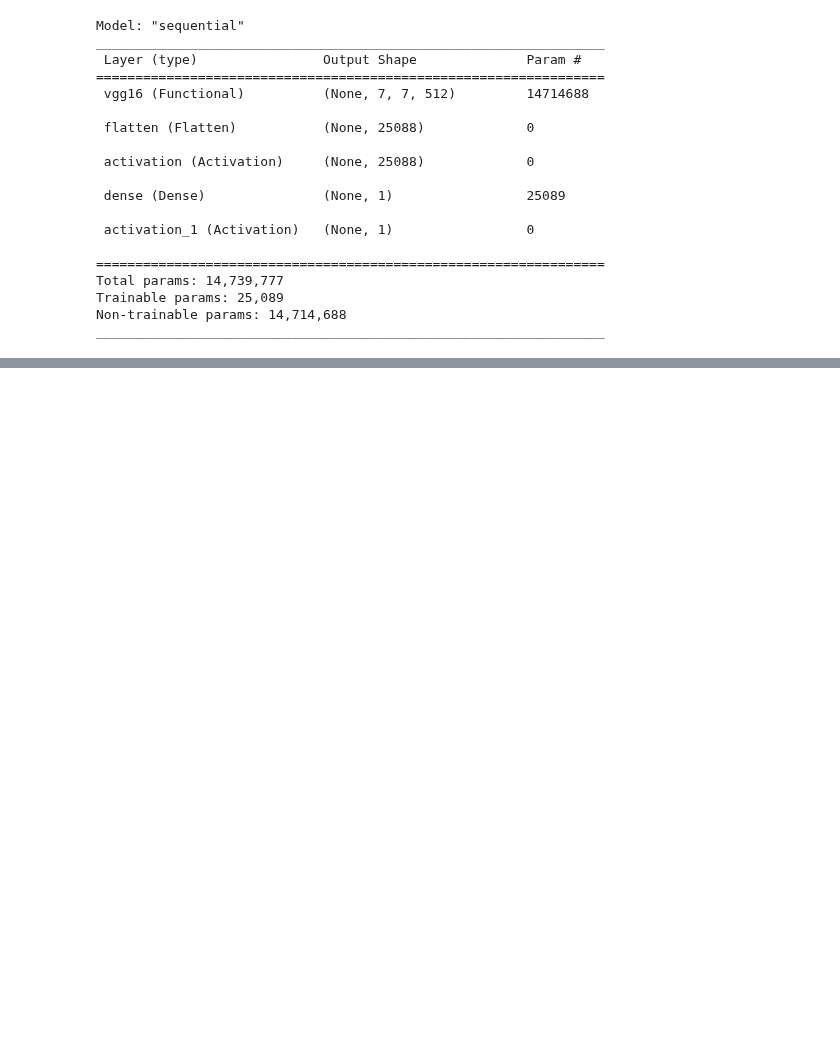
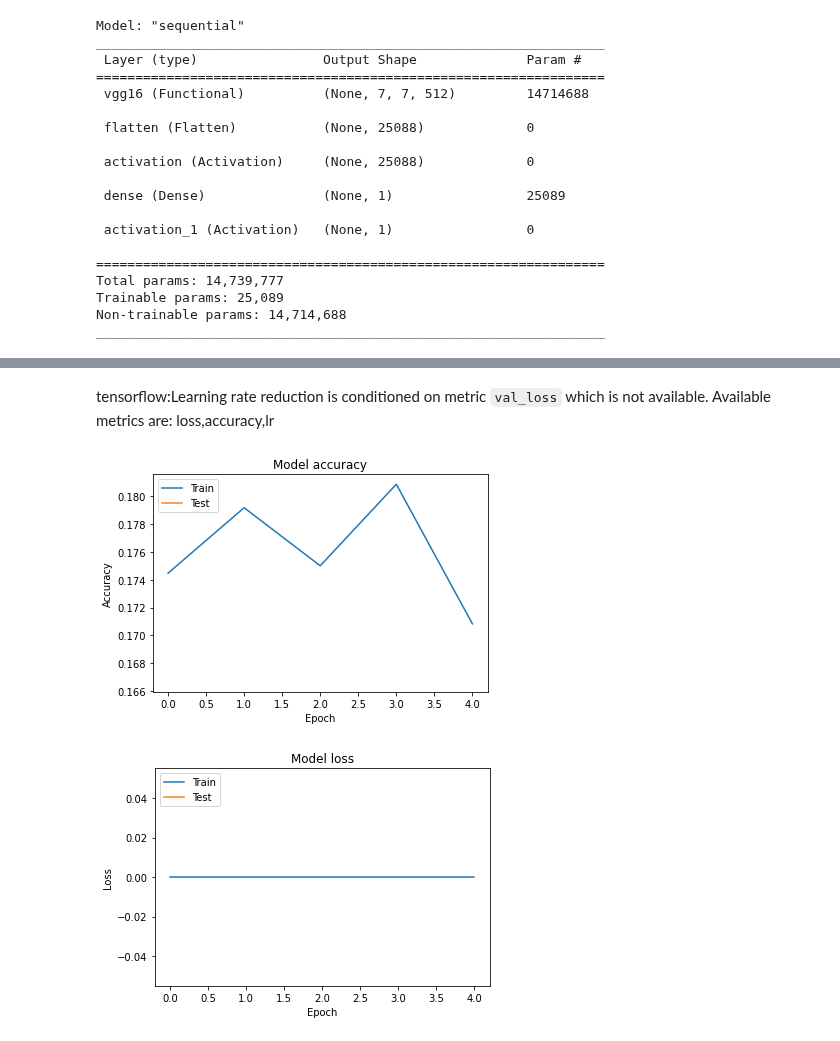
Before and after one commit to sunil3092/DBSEdu, a Jupyter notebook: Sem 2/Deep Learning/CA/CA2_40%/CA_2_Tensorflow_2.ipynb, the cells around one changed output, grey strips where cells are left out. Drawn from its saved outputs; the diff is of its cells as text; code cells hidden in the pictures; blank space fills up the shorter version.

```diff
--- a/Sem 2/Deep Learning/CA/CA2_40%/CA_2_Tensorflow_2.ipynb
+++ b/Sem 2/Deep Learning/CA/CA2_40%/CA_2_Tensorflow_2.ipynb
@@ -315,18 +348,18 @@ base_vgg16 = VGG16(weights='imagenet', include_top=False,
                    input_shape=(224, 224, 3))
 base_vgg16.trainable = False  # Freeze the VGG16 weights.
 
-model = Sequential()
-model.add(base_vgg16)
+model_vgg16 = Sequential()
+model_vgg16.add(base_vgg16)
 
-model.add(Flatten())  # 1024#model.add(Dense(256))
-model.add(Activation('relu'))
-model.add(Dense(1))
-model.add(Activation('softmax'))
+model_vgg16.add(Flatten())  # 1024#model_vgg16.add(Dense(256))
+model_vgg16.add(Activation('relu'))
+model_vgg16.add(Dense(1))
+model_vgg16.add(Activation('softmax'))
 
-model.summary()
+model_vgg16.summary()
 
 #Compile
-model.compile(optimizer=tf.keras.optimizers.SGD(lr=0.001, decay=1e-6, momentum=0.9, nesterov=True),
+model_vgg16.compile(optimizer=tf.keras.optimizers.SGD(lr=0.001, decay=1e-6, momentum=0.9, nesterov=True),
               loss='categorical_crossentropy',
               metrics=['accuracy'])
 # %% [output]
@@ -350,7 +383,7 @@ Trainable params: 25,089
 Non-trainable params: 14,714,688
 _________________________________________________________________
 # %%
-history_vgg16 = model.fit_generator(
+history_vgg16 = model_vgg16.fit_generator(
     train_generator,
     steps_per_epoch=train_groups,
     epochs=5,
@@ -382,23 +410,28 @@ KeyboardInterrupt:
+# %% [markdown]
+tensorflow:Learning rate reduction is conditioned on metric `val_loss` which is not available. Available metrics are: loss,accuracy,lr
 # %%
 #plot accuracy vs epoch
-plt.plot(history.history_vgg16['accuracy'])
-plt.plot(history.history_vgg16['val_accuracy'])
+plt.plot(history_vgg16.history['accuracy'])
+plt.plot(history_vgg16.history['val_accuracy'])
 plt.title('Model accuracy')
 plt.ylabel('Accuracy')
 plt.xlabel('Epoch')
 plt.legend(['Train', 'Test'], loc='upper left')
 plt.show()
 
 # Plot loss values vs epoch
-plt.plot(history.history_vgg16['loss'])
-plt.plot(history.history_vgg16['val_loss'])
+plt.plot(history_vgg16.history['loss'])
+plt.plot(history_vgg16.history['val_loss'])
 plt.title('Model loss')
 plt.ylabel('Loss')
 plt.xlabel('Epoch')
 plt.legend(['Train', 'Test'], loc='upper left')
 plt.show()
 
 # Evaluate against test data.
-scores_vgg16 = model.evaluate(test_gemerator, verbose=1)
+scores_vgg16 = model_vgg16.evaluate(test_gemerator, verbose=1)
 print('Test loss:', scores_vgg16[0])
 print('Test accuracy:', scores_vgg16[1])
+# %% [output]
+[figure, added]
+[figure, added]
```
Also changed, not shown: parts of 17 cells of this notebook.
